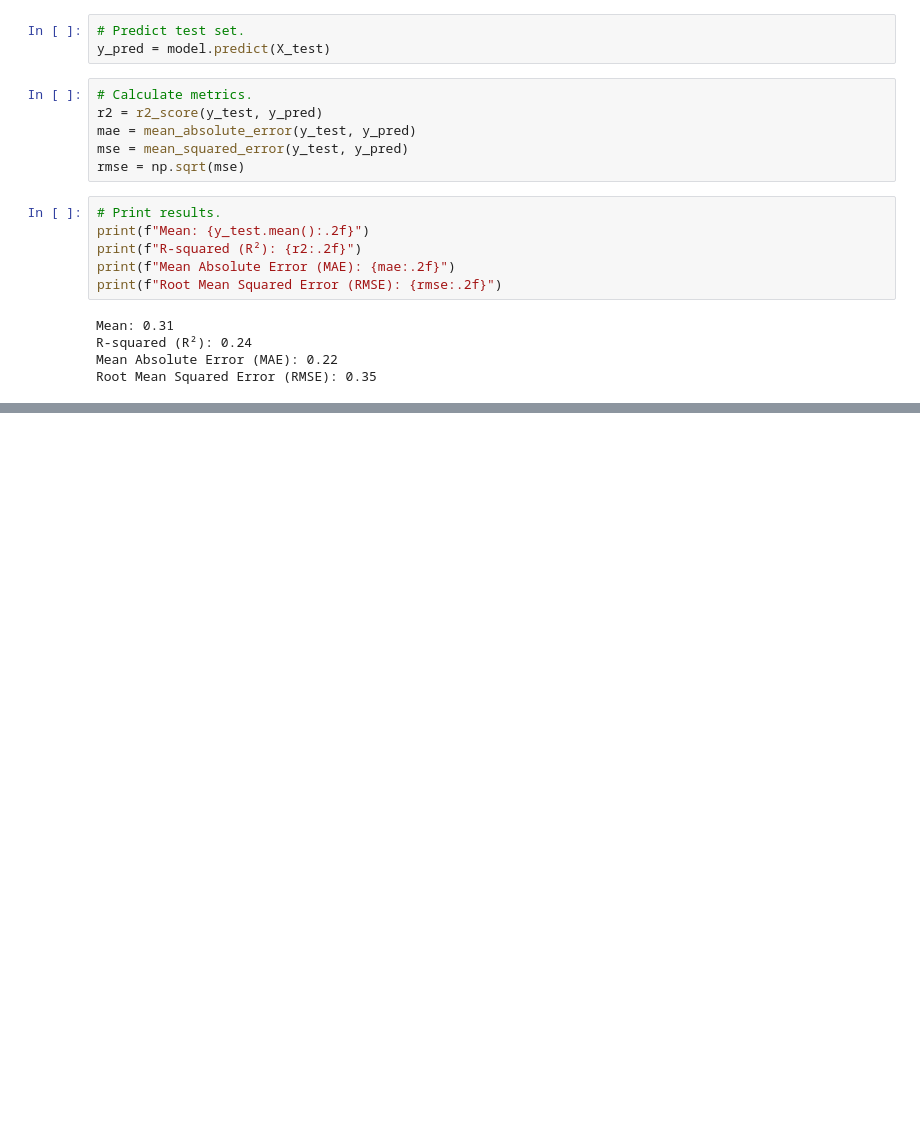
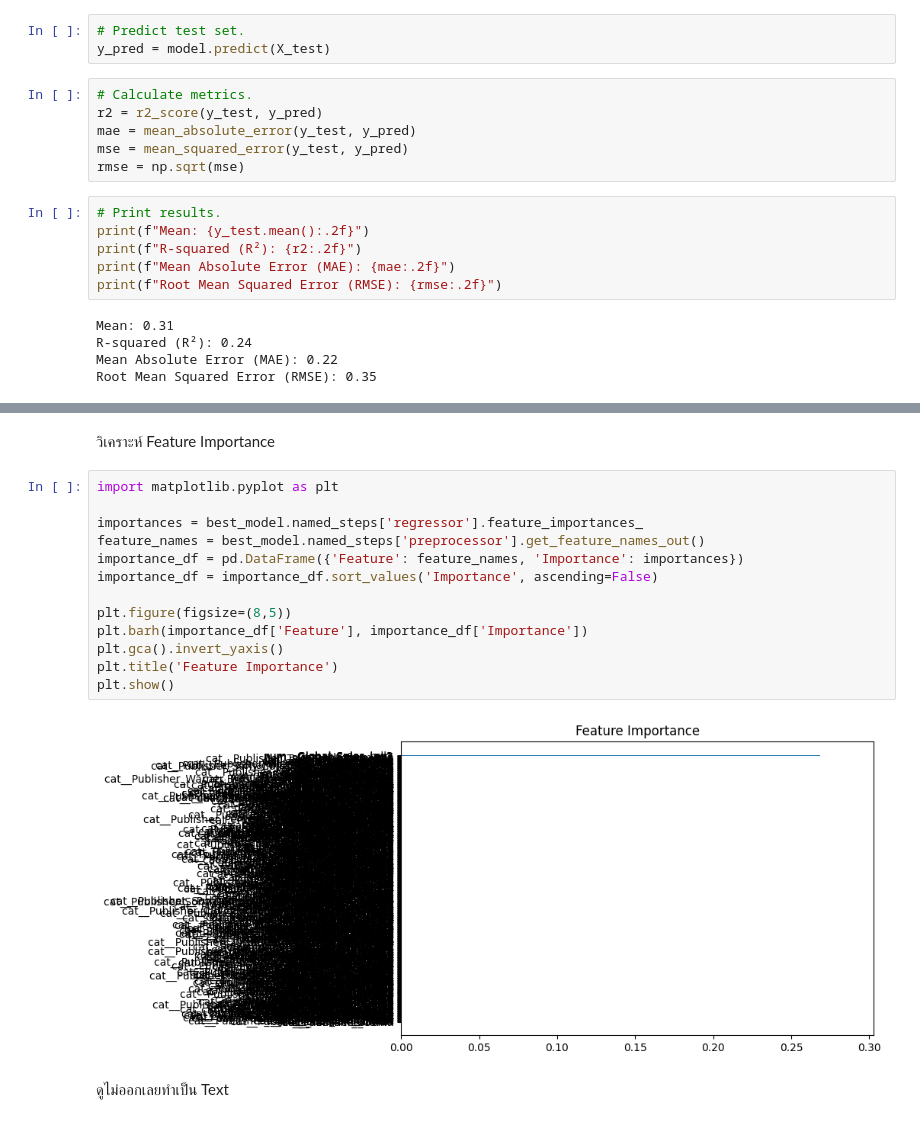
Before and after one commit to Broklink/Data-test, a Jupyter notebook: Copy_of_Regression_NonLinear.ipynb, the cells around one changed output, grey strips where cells are left out. Saved outputs shown, nothing was run; the diff lists cells and outputs as text; blank space fills up the shorter version.

```diff
--- a/Copy_of_Regression_NonLinear.ipynb
+++ b/Copy_of_Regression_NonLinear.ipynb
@@ -559,0 +814,19 @@ R²: 0.818
+# %% [markdown]
+วิเคราะห์ Feature Importance
+# %%
+import matplotlib.pyplot as plt
+
+importances = best_model.named_steps['regressor'].feature_importances_
+feature_names = best_model.named_steps['preprocessor'].get_feature_names_out()
+importance_df = pd.DataFrame({'Feature': feature_names, 'Importance': importances})
+importance_df = importance_df.sort_values('Importance', ascending=False)
+
+plt.figure(figsize=(8,5))
+plt.barh(importance_df['Feature'], importance_df['Importance'])
+plt.gca().invert_yaxis()
+plt.title('Feature Importance')
+plt.show()
+# %% [output]
+[figure, added]
+# %% [markdown]
+ดูไม่ออกเลยทำเป็น Text
```
Also changed, not shown: parts of 34 cells of this notebook.
